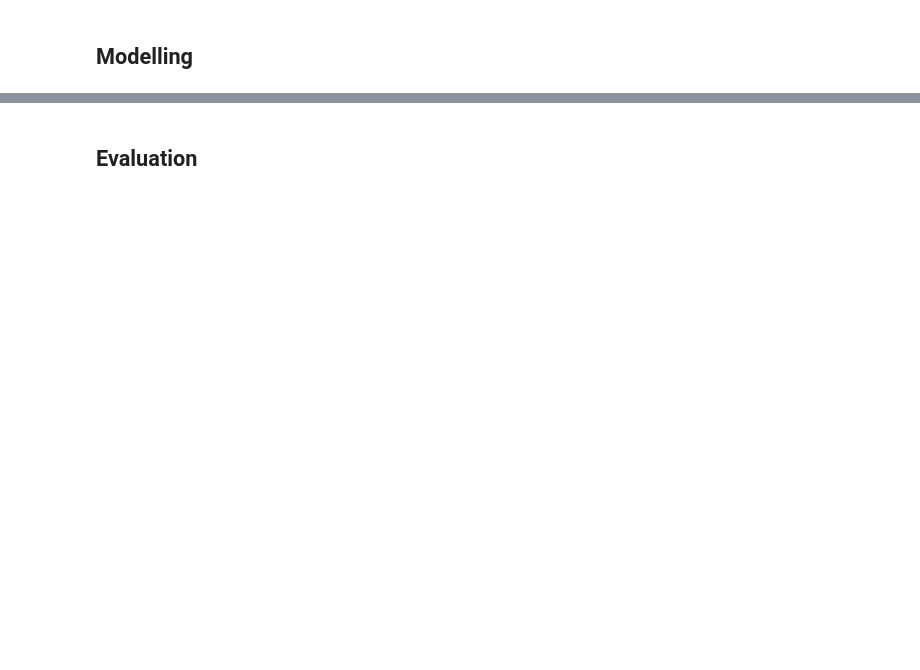
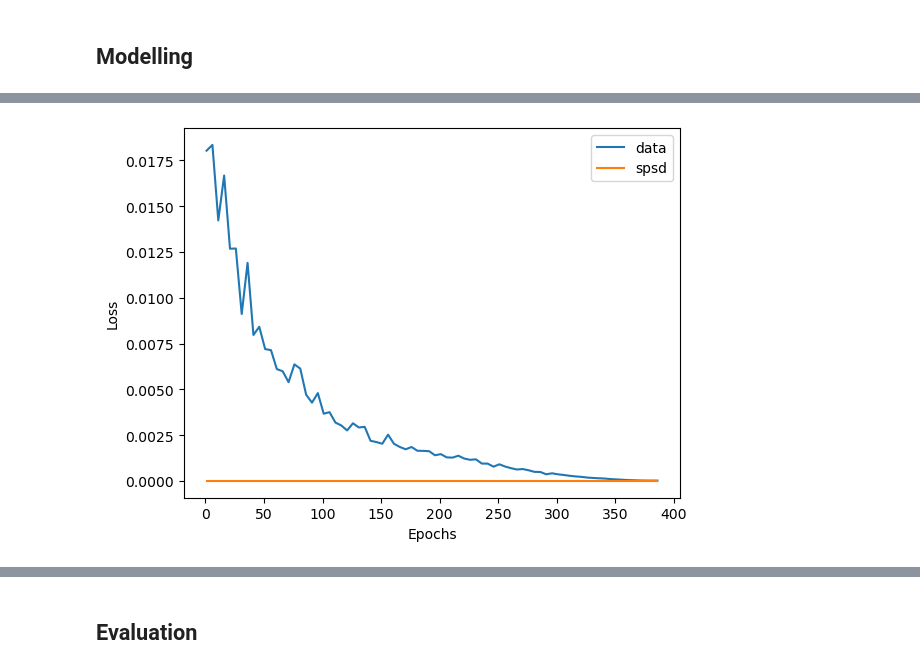
Before and after one commit to Shihab-Shahriar/pinn-stokes, a Jupyter notebook: experiments/2body_sphere.ipynb, the cells around one changed output, grey strips where cells are left out. Cells and saved outputs as stored; diff of their text form; code cells hidden in the pictures; blank space fills up the shorter version.

```diff
--- a/experiments/2body_sphere.ipynb
+++ b/experiments/2body_sphere.ipynb
@@ -45,3 +46,21 @@ df.shape, df.columns
 sns.histplot(df["dist"], bins=40);
 # %% [output]
 [figure]
+# %%
+df = df.rename(columns={'dist': 'r'})
+#median_r = df['r'].median()
+median_r = (df['r'].max()+df['r'].min())/2
+print(median_r)
+tmp = df['r'] - median_r #dont scale r, since we divide by it later
+
+df['r2'] = tmp**2
+df['r4'] = tmp**4
+
+cols = df.columns.tolist()
+i = cols.index('r')
+new_cols = (
+    cols[:i+1]
+  + ['r2','r4']
+  + [c for c in cols[i+1:] if c not in ('r2','r4')]
+)
+df = df[new_cols]
@@ -48,14 +69,19 @@ sns.histplot(df["dist"], bins=40);
 # %%
 def prepare_vectors(df):
-    force_cols = ['force_x', 'force_y', 'force_z',
-                  "torque_x", "torque_y", "torque_z",]
-    output_cols = ['vel_x', 'vel_y', 'vel_z', 'angvel_x', 'angvel_y', 'angvel_z']
+    force_cols = [
+        'force_x', 'force_y', 'force_z',
+        'torque_x', 'torque_y', 'torque_z',
+    ]
+    output_cols = [
+        'vel_x', 'vel_y', 'vel_z',
+        'angvel_x', 'angvel_y', 'angvel_z'
+    ]
     #feature_cols = [col for col in df.columns if col not in (force_cols + output_cols)]
-    feature_cols = ['center_x', 'center_y', 'center_z', 'dist', 'min_dist']
-    print(feature_cols)
+    feature_cols = ['center_x', 'center_y', 'center_z', 'r', 'r2', 'r4', 'min_dist']
+    print("Using features:", feature_cols)
 
-    dist_vec = df[feature_cols].values
-    force_vec = df[force_cols].values
+    dist_vec   = df[feature_cols].values
+    force_vec  = df[force_cols].values
     output_vec = df[output_cols].values
     return dist_vec, force_vec, output_vec
 # %%
@@ -139,7 +180,7 @@ class ScNetwork(nn.Module):
 
     def predict_mobility(self, X, print_scalars=False):
         d_vec, r = X[:,:3], X[:,3]
-        sc = self.forward(X, print_scalars)
+        sc = self.forward(X[:, 3:], print_scalars) #exclude d_vec
 
         d_vec = -d_vec/ r.unsqueeze(-1) # negative,cz dvec=target-src
         TT = sc[:, 0].unsqueeze(1).unsqueeze(2) * L1(d_vec) + \
@@ -183,7 +224,8 @@ class ScNetwork(nn.Module):
 # %% [markdown]
 ## Modelling
 # %%
-input_dim = train_dist_tensor.shape[1]
+input_dim = train_dist_tensor.shape[1] - 3
+print(input_dim)
 batch_size = 256
 epochs = 400
 model = ScNetwork(input_dim).to(device)
@@ -274,14 +318,15 @@ plt.savefig("loss.png");
 # %%
-SKIP = 20
+SKIP = 2
 los = data_losses[SKIP:] # first one is usually too big, messes up the plot
 plt.plot(np.arange(len(los))*5+1, los, label='data');
 
 los = spsd_losses[SKIP:] # first one is usually too big, messes up the plot
 plt.plot(np.arange(len(los))*5+1, los, label='spsd');
 
 plt.legend()
 plt.ylabel("Loss")
 plt.xlabel("Epochs");
-plt.savefig("loss.png");
+# %% [output]
+[figure, added]
 # %%
 data_losses[:5], data_losses[-5:], spsd_losses[:5], spsd_losses[-5:]
```
Also changed, not shown: parts of 30 cells of this notebook, 7 other files.
